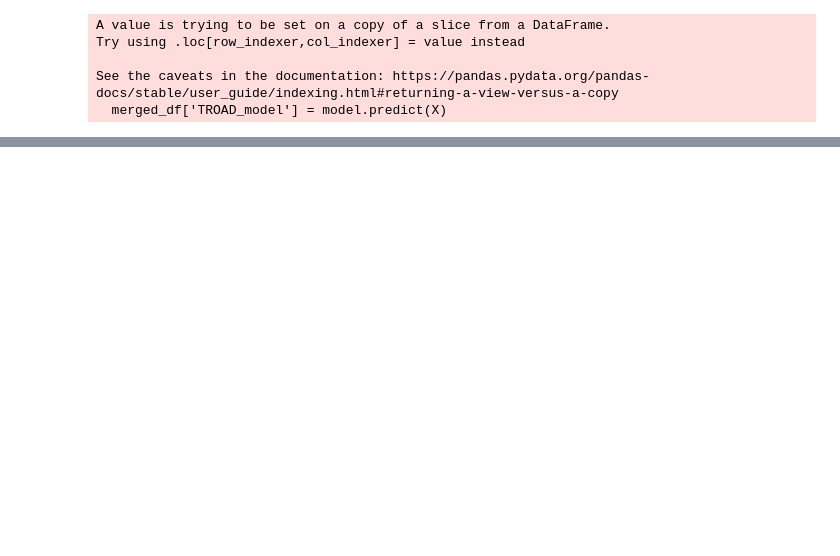
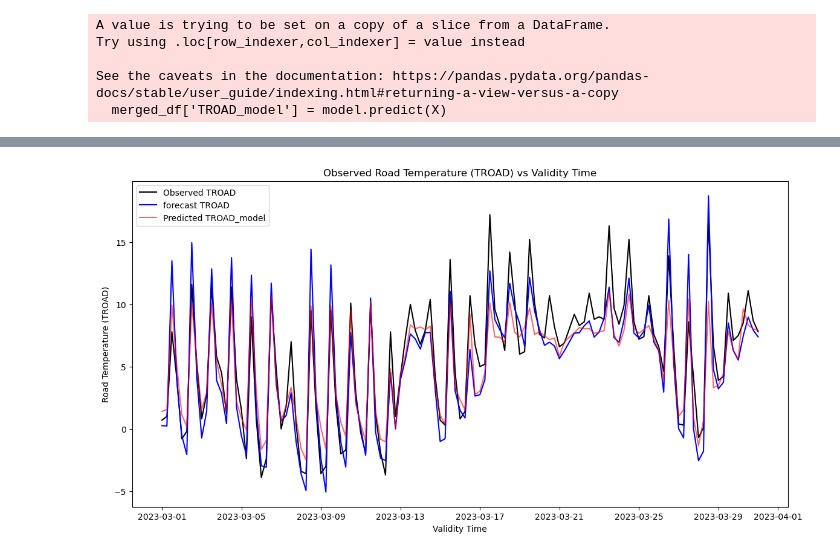
Before and after one commit to carlos9917/ml_pp, a Jupyter notebook: python/linear_from_scratch.ipynb, the cells around one changed output, grey strips where cells are left out. Cells and saved outputs as stored; diff of their text form; code cells hidden in the pictures; blank space fills up the shorter version.

```diff
--- a/python/linear_from_scratch.ipynb
+++ b/python/linear_from_scratch.ipynb
@@ -229,11 +239,11 @@ plt.show()
 # %%
-merged_df['orig_bias'] = merged_df["forecast_temp"] - merged_df["TROAD"]
-merged_df["new_bias"] = merged_df["forecast_temp"] - merged_df["TROAD_model"]
+test_df['orig_bias'] = test_df["forecast_temp"] - test_df["TROAD"]
+test_df["new_bias"] = test_df["forecast_temp"] - test_df["TROAD_model"]
 
 # Plot TROAD and TROAD_model against validity_time
 plt.figure(figsize=(14, 7))
-plt.plot(merged_df['validity_time'], merged_df['orig_bias'], label='Original bias', color='blue', alpha=0.6)
-plt.plot(merged_df['validity_time'], merged_df['new_bias'], label='New bias', color='red', alpha=0.6)
+plt.plot(test_df['validity_time'], test_df['orig_bias'], label='Original bias', color='blue', alpha=0.6)
+plt.plot(test_df['validity_time'], test_df['new_bias'], label='New bias', color='red', alpha=0.6)
 
 plt.xlabel('Validity Time')
 plt.ylabel('Road Temperature bias')
@@ -269,0 +265,18 @@ df_glat["validity_time"] = pd.to_datetime(df_glat["validity_time"])
+# %%
+# Create a Random Forest model
+from sklearn.ensemble import RandomForestRegressor
+
+rf_model = RandomForestRegressor(n_estimators=100, random_state=42)
+
+# Train the model on the training data
+rf_model.fit(X_train, y_train)
+
+# Predict the road temperature for the test data
+y_pred_test = rf_model.predict(X_test)
+
+# Evaluate the model
+mse = mean_squared_error(y_test, y_pred_test)
+r2 = r2_score(y_test, y_pred_test)
+
+print(f"Mean Squared Error: {mse}")
+print(f"R-squared: {r2}")
@@ -269,0 +286,2 @@ df_glat["validity_time"] = pd.to_datetime(df_glat["validity_time"])
+# %%
+test_df['TROAD_model'] = rf_model.predict(test_df[['forecast_temp', 'S10m', 'D10m', 'CCtot']])
@@ -269,0 +294,14 @@ df_glat["validity_time"] = pd.to_datetime(df_glat["validity_time"])
+# %%
+# Plot TROAD versus validity_time
+plt.figure(figsize=(14, 7))
+plt.plot(test_df['validity_time'], test_df['TROAD'], label='Observed TROAD', color='black')
+plt.plot(test_df["validity_time"],test_df["forecast_temp"],label="forecast TROAD",color="blue")
+plt.plot(test_df['validity_time'], test_df['TROAD_model'], label='Predicted TROAD_model', color='red', alpha=0.6)
+
+plt.xlabel('Validity Time')
+plt.ylabel('Road Temperature (TROAD)')
+plt.title('Observed Road Temperature (TROAD) vs Validity Time')
+plt.legend()
+plt.show()
+# %% [output]
+[figure, added]
```
Also changed, not shown: parts of 26 cells of this notebook.
